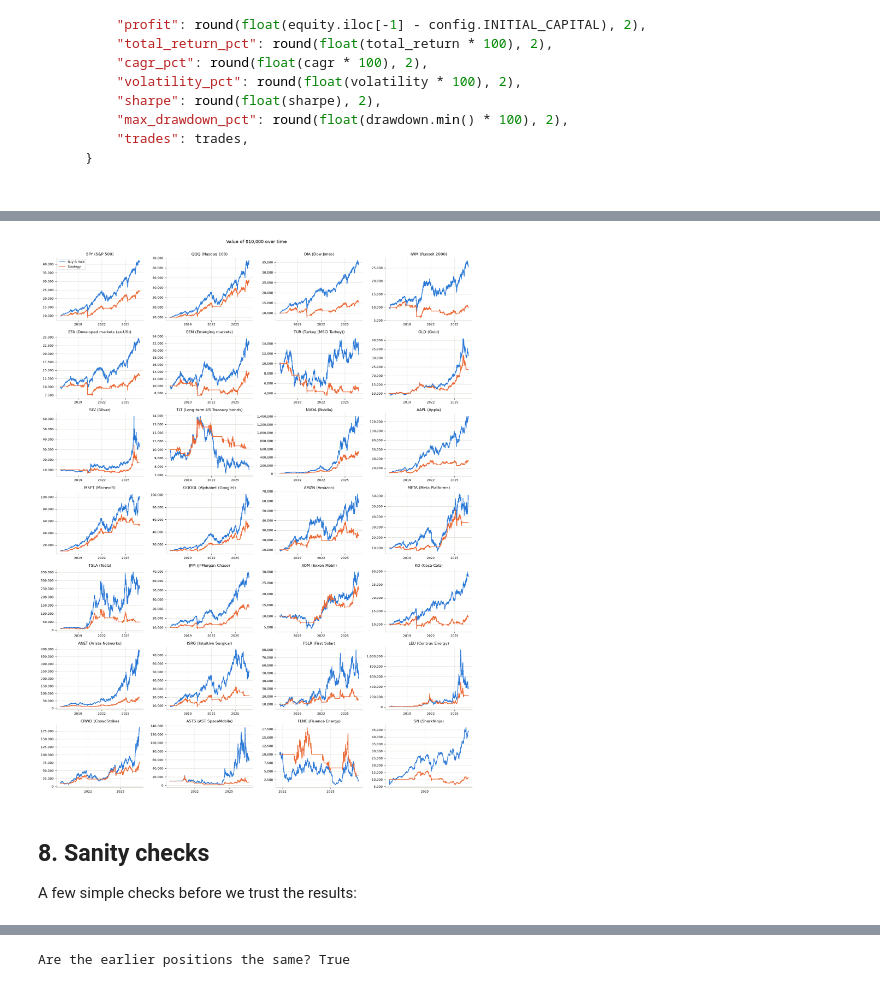
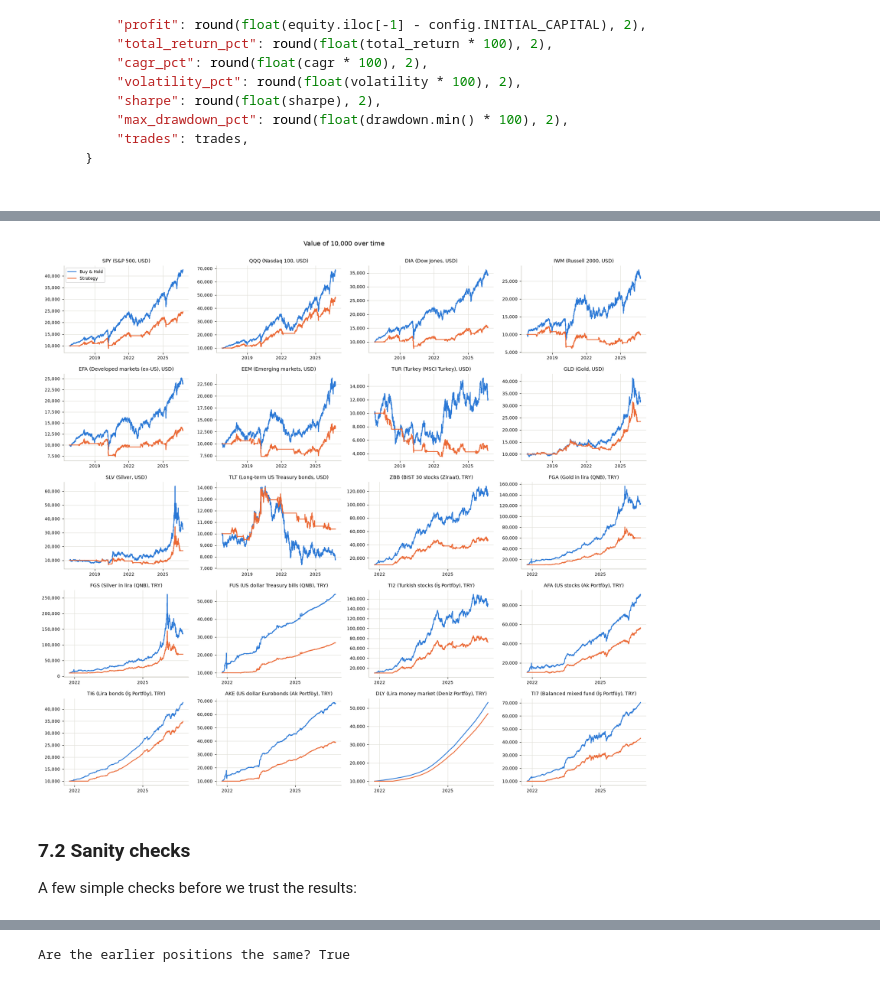
Before and after one commit to OkanOzuAI/etf-database, a Jupyter notebook: notebook/analysis.ipynb, the cells around one changed output, grey strips where cells are left out. Saved outputs shown, nothing was run; the diff lists cells and outputs as text; code cells hidden in the pictures.

````diff
--- a/notebook/analysis.ipynb
+++ b/notebook/analysis.ipynb
@@ -514,0 +918,8 @@ clean_data.main()
+# %%
+rate = backtest.load_clean(config.FX_NAME)["adj_close"]  # lira per US dollar
+
+fig, ax = plt.subplots()
+ax.plot(rate.index, rate, color=BLUE, linewidth=1.5)
+ax.set_title("USD/TRY exchange rate: lira per US dollar")
+ax.set_ylabel("Lira")
+plt.show()
@@ -814,8 +1251,8 @@ display(equity.head(3), equity.tail(3))
 fig, ax = plt.subplots()
 ax.plot(equity.index, equity["buy_hold"], color=BLUE, linewidth=1.5, label="Buy & Hold")
 ax.plot(equity.index, equity["strategy"], color=ORANGE, linewidth=1.5, label="Strategy")
-ax.set_title(f"{symbol}: value of $10,000 over time")
-ax.set_ylabel("Portfolio value ($)")
+ax.set_title(f"{symbol}: value of 10,000 over time")
+ax.set_ylabel("Portfolio value")
 ax.yaxis.set_major_formatter("{x:,.0f}")  # thousands separator on the axis
 ax.legend()
 plt.show()
@@ -925,21 +1365,20 @@ def analyze(symbol):
 
 ```
 # %%
-# Run the analysis for every symbol and keep the results
+# Run the analysis for every instrument and keep the results
 results = {s: backtest.analyze(s) for s in config.SYMBOLS}
 
-# Comparison table: the strategy and Buy & Hold for every symbol
+# Comparison table: the strategy and Buy & Hold for every instrument (own currency)
 rows = []
 for s, (summary, detail) in results.items():
     strategy, buy_hold = summary["strategy"], summary["buy_hold"]
     rows.append({
         "symbol": s,
+        "currency": summary["currency"],
         "strategy return (%)": strategy["total_return_pct"],
         "B&H return (%)": buy_hold["total_return_pct"],
-        "strategy final value ($)": strategy["final_value"],
-        "B&H final value ($)": buy_hold["final_value"],
-        "strategy Sharpe": strategy["sharpe"],
-        "B&H Sharpe": buy_hold["sharpe"],
+        "strategy volatility (%)": strategy["volatility_pct"],
+        "B&H volatility (%)": buy_hold["volatility_pct"],
         "strategy max drawdown (%)": strategy["max_drawdown_pct"],
         "B&H max drawdown (%)": buy_hold["max_drawdown_pct"],
         "trades": strategy["trades"],
@@ -970,16 +1408,0 @@ comparison
-# %%
-# Final value of $10,000 for every symbol: Buy & Hold next to the strategy.
-# The axis is logarithmic because a few companies (for example NVDA) grew far more than the rest.
-positions = range(len(comparison))
-fig, ax = plt.subplots(figsize=(16, 4.5))
-ax.bar([p - 0.2 for p in positions], comparison["B&H final value ($)"], width=0.38, color=BLUE, label="Buy & Hold")
-ax.bar([p + 0.2 for p in positions], comparison["strategy final value ($)"], width=0.38, color=ORANGE, label="Strategy")
-ax.axhline(config.INITIAL_CAPITAL, color="#898781", linewidth=0.8)  # the starting capital
-ax.set_yscale("log")
-ax.yaxis.set_major_formatter("{x:,.0f}")
-ax.set_xticks(list(positions))
-ax.set_xticklabels(comparison.index, fontsize=8, rotation=45)
-ax.set_title("Final value of $10,000 after the whole period (log scale)")
-ax.set_ylabel("Final value ($)")
-ax.legend()
-plt.show()
@@ -988,25 +1409,25 @@ plt.show()
 # %%
-# Portfolio value curves of all symbols (four small charts per row)
+# Portfolio value curves of all instruments (four small charts per row), each in its own currency
 rows = (len(results) + 3) // 4
 fig, axes = plt.subplots(rows, 4, figsize=(16, 2.9 * rows))
 for ax, (s, (summary, detail)) in zip(axes.flat, results.items()):
     daily = pd.DataFrame(detail["daily"])
     daily["date"] = pd.to_datetime(daily["date"])
     ax.plot(daily["date"], daily["buy_hold"], color=BLUE, linewidth=1.5, label="Buy & Hold")
     ax.plot(daily["date"], daily["strategy"], color=ORANGE, linewidth=1.5, label="Strategy")
-    ax.set_title(f"{s} ({summary['name']})", fontsize=10)
+    ax.set_title(f"{s} ({summary['name']}, {summary['currency']})", fontsize=9)
     ax.yaxis.set_major_formatter("{x:,.0f}")
     ax.xaxis.set_major_locator(mdates.YearLocator(3))  # one tick every 3 years so the labels do not overlap
     ax.xaxis.set_major_formatter(mdates.DateFormatter("%Y"))
     ax.tick_params(labelsize=8)
 axes[0, 0].legend(fontsize=8)
-fig.suptitle("Value of $10,000 over time", y=1.0)
+fig.suptitle("Value of 10,000 over time", y=1.0)
 fig.tight_layout()
 plt.show()
 # %% [output]
-[figure, old version]
+[figure, new version]
 # %% [markdown]
-## 8. Sanity checks
+### 7.2 Sanity checks
 
 A few simple checks before we trust the results:
 # %%
````
Also changed, not shown: parts of 116 cells of this notebook, 1 other file.
